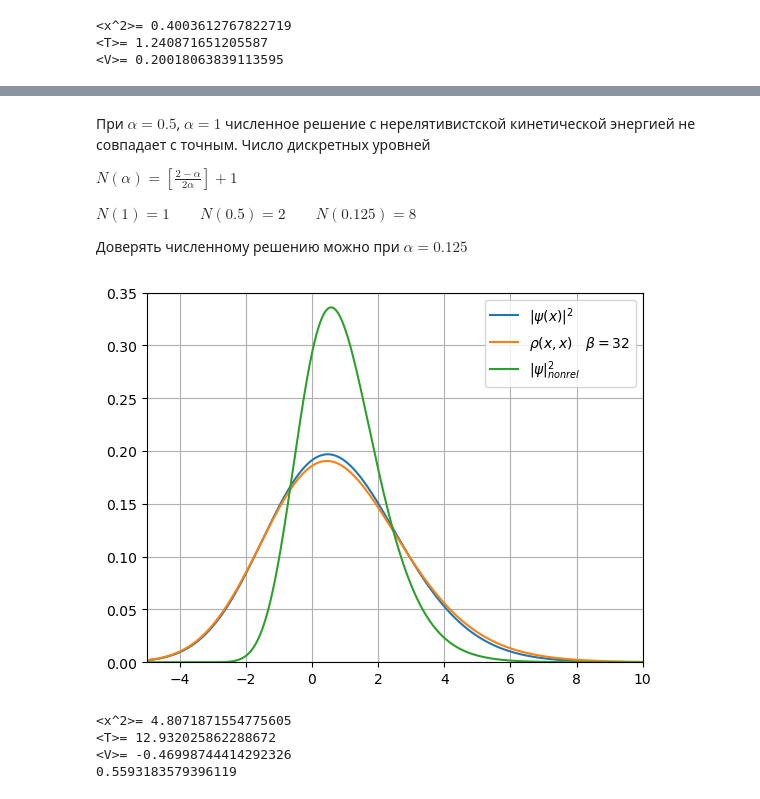
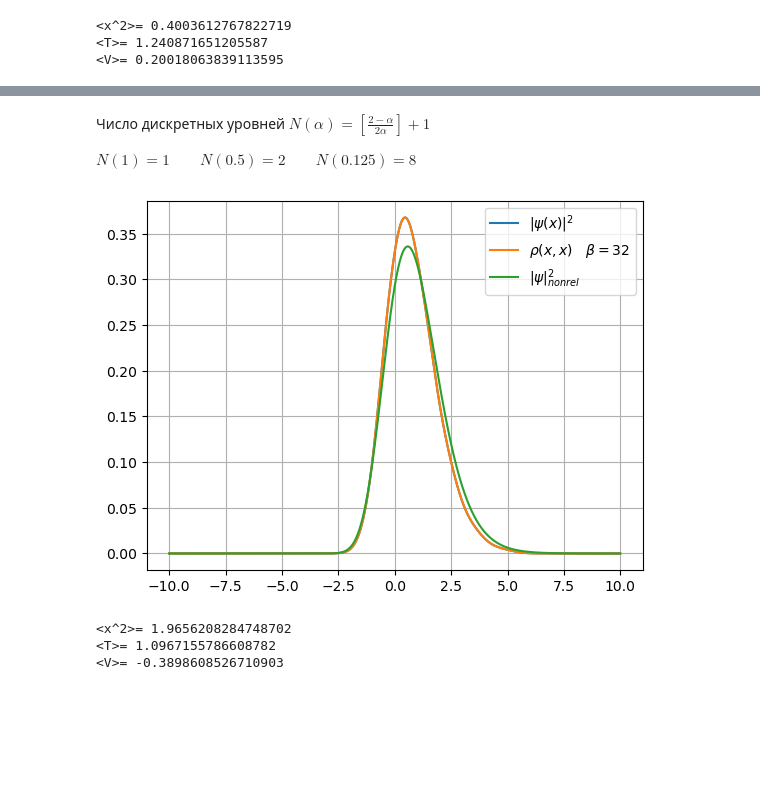
Before and after one commit to Vsevolod2001/PIMC, a Jupyter notebook: PIMC-py/Normalizing flow/ShredValues.ipynb, the cells around one changed output, grey strips where cells are left out. Saved outputs shown, nothing was run; the diff lists cells and outputs as text; code cells hidden in the pictures; blank space fills up the shorter version.

```diff
--- a/PIMC-py/Normalizing flow/ShredValues.ipynb
+++ b/PIMC-py/Normalizing flow/ShredValues.ipynb
@@ -124,7 +124,7 @@ def get_V_morse(alpha):
     def V_morse(x):
         y = np.exp(-alpha * x)-1
         return 0.5*(y**2-1)
-    return V
+    return V_morse
 
 def theor_Psi2(alpha,x):
         N = 2**(2 / alpha - 1) * (2-alpha)/( (alpha ** (2/alpha - 1)) * gamma(2/alpha))
@@ -167,36 +156,31 @@ plt.show()
 # %% [markdown]
-При $\alpha=0.5$, $\alpha=1$ численное решение с нерелятивистской кинетической энергией не совпадает с точным. Число дискретных уровней
-
+Число дискретных уровней
 $N(\alpha)=[\frac{2-\alpha}{2\alpha}]+1$
 
 
 $N(1)=1 \qquad N(0.5)=2 \qquad N(0.125)=8$
-
-Доверять численному решению можно при $\alpha=0.125$
 # %%
 alpha = 0.5
 V=get_V_morse(alpha)
-solv = Solver_Herm(-50,200,0.005,90,V,T_rel)
+solv = Solver_Herm(-10,10,0.005,20,V,T_rel)
 solv.compute_all()
 
 plt.figure()
 plt.grid(True)
 plt.plot(solv.x,solv.vectors_x[0]**2)
 plt.plot(solv.x,solv.get_rho(32))
 plt.plot(solv.x,theor_Psi2(alpha,solv.x))
-plt.axis([-5,10,0,0.35])
 plt.legend([r"$|\psi(x)|^2$",r"$\rho(x,x) \quad \beta=32$",r"$|\psi|^2_{nonrel}$"])
 plt.show()
 
 print("<x^2>=",solv.mean_x(x2))
 print("<T>=",solv.mean_p(T_rel))
 print("<V>=",solv.mean_x(V))
 # %% [output]
-[figure, old version]
+[figure, new version]
-<x^2>= 4.8071871554775605
-<T>= 12.932025862288672
-<V>= -0.46998744414292326
-0.5593183579396119
+<x^2>= 1.9656208284748702
+<T>= 1.0967155786608782
+<V>= -0.3898608526710903
 # %%
 alpha=1
 V = get_V_morse(alpha)
```
Also changed, not shown: parts of 8 cells of this notebook.
